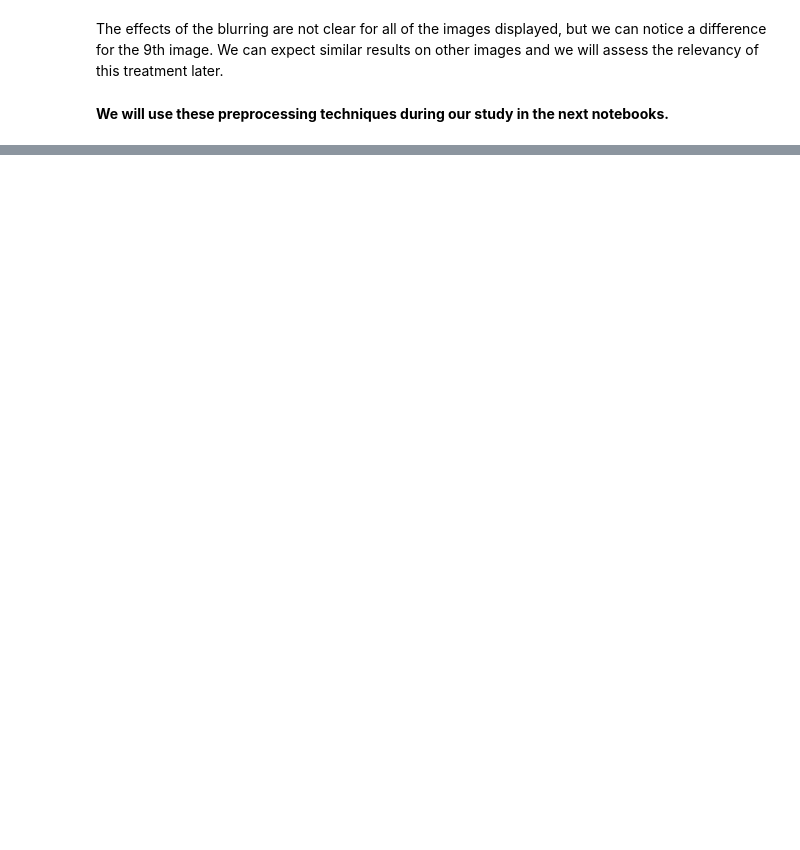
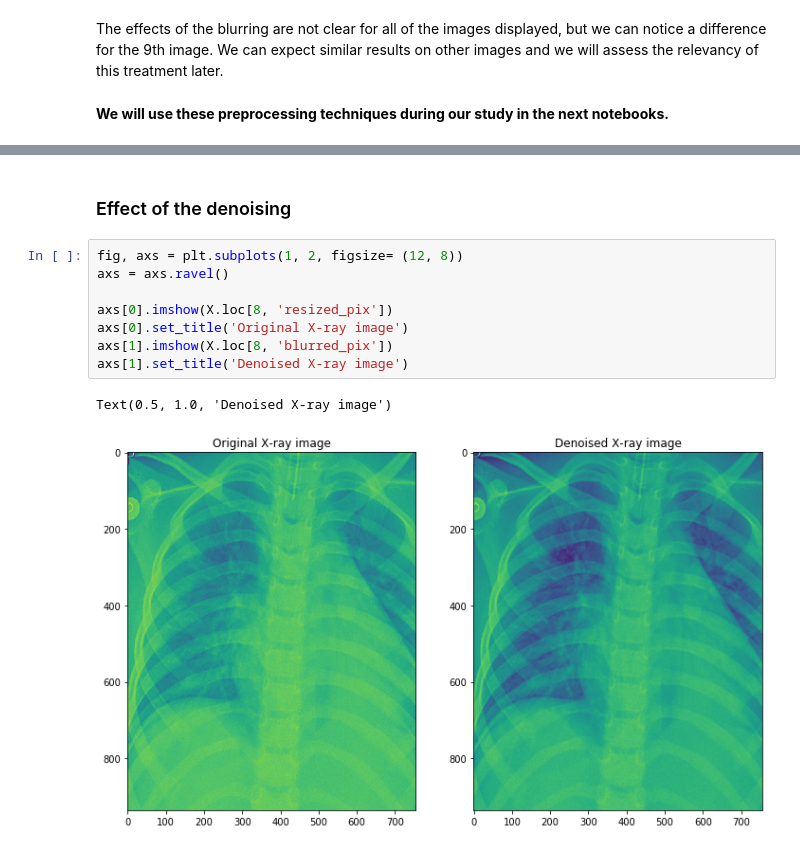
Before and after one commit to bt2513/covid_sp20, a Jupyter notebook: 1. Data Exploration.ipynb, the cells around one changed output, grey strips where cells are left out. Cells and saved outputs as stored; diff of their text form; blank space fills up the shorter version.

```diff
--- a/1. Data Exploration.ipynb
+++ b/1. Data Exploration.ipynb
@@ -181,0 +231,13 @@ The effects of the blurring are not clear for all of the images displayed, but w
+# %% [markdown]
+### Effect of the denoising
+# %%
+fig, axs = plt.subplots(1, 2, figsize= (12, 8))
+axs = axs.ravel()
+
+axs[0].imshow(X.loc[8, 'resized_pix'])
+axs[0].set_title('Original X-ray image')
+axs[1].imshow(X.loc[8, 'blurred_pix'])
+axs[1].set_title('Denoised X-ray image')
+# %% [output]
+Text(0.5, 1.0, 'Denoised X-ray image')
+[figure, added]
```
Also changed, not shown: parts of 13 cells of this notebook, 2 other files.
